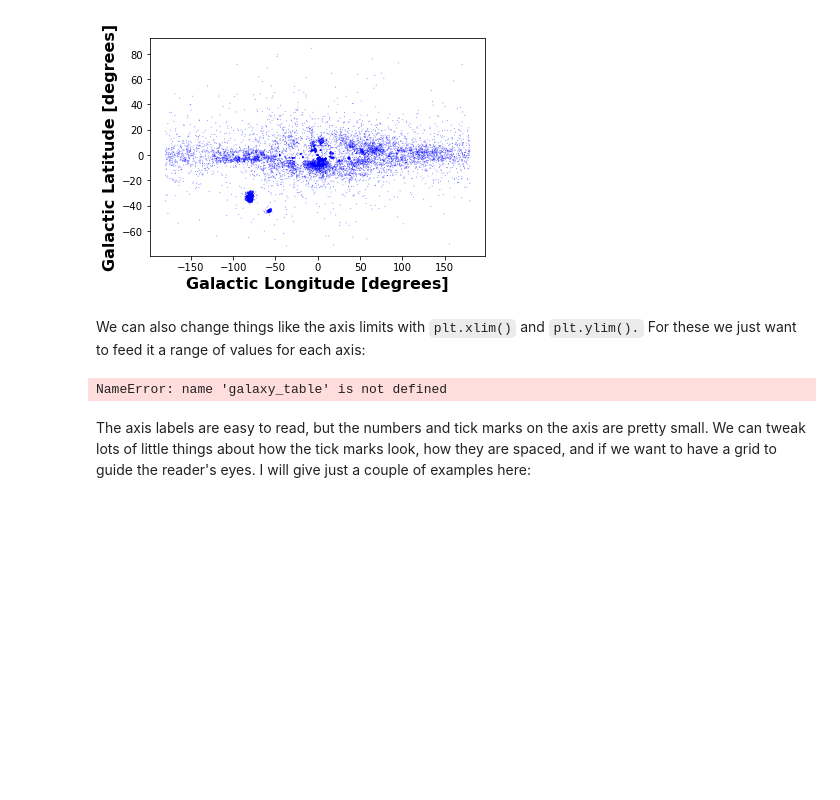
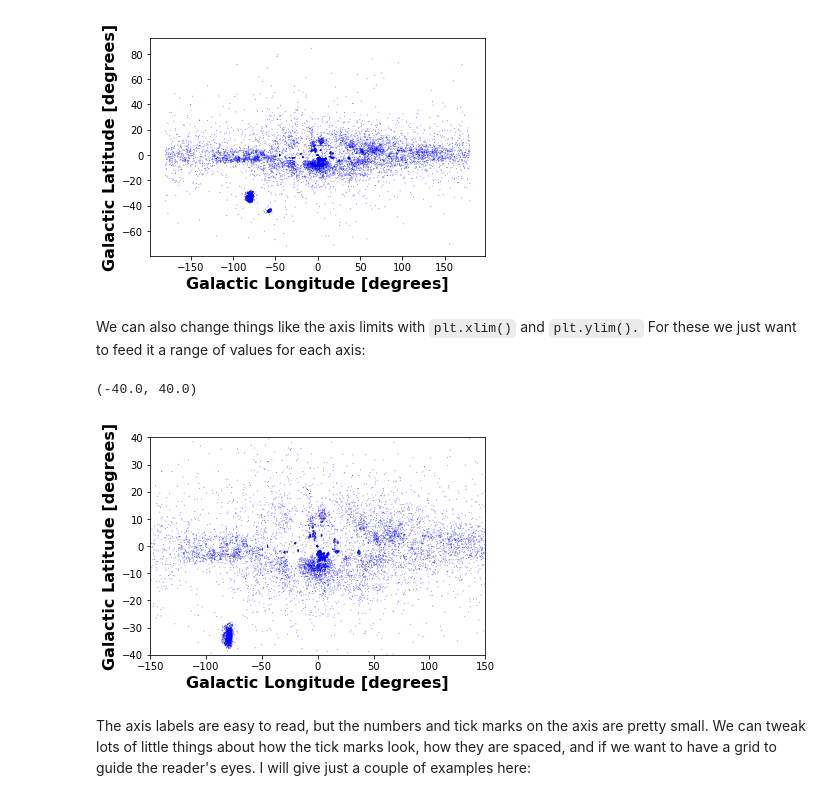
Before and after one commit to tuckwise/astr3190sp22, a Jupyter notebook: lessons/06-plotting_capps.ipynb, the cells around one changed output. Drawn from its saved outputs; the diff is of its cells as text; code cells hidden in the pictures; blank space fills up the shorter version.

```diff
--- a/lessons/06-plotting_capps.ipynb
+++ b/lessons/06-plotting_capps.ipynb
@@ -267,13 +267,14 @@
 # %%
 plt.scatter(galaxy_table['col1'],galaxy_table['col2'],color='blue',s=1,edgecolor='None',alpha=0.5)
 
 plt.xlabel('Galactic Longitude [degrees]',fontweight='bold',fontsize=16)
 plt.ylabel('Galactic Latitude [degrees]',fontweight='bold',fontsize=16)
 #put in some limits
-plt.xlim()
-plt.ylim()
+plt.xlim(-150,150)
+plt.ylim(-40,40)
 # %% [output]
-NameError: name 'galaxy_table' is not defined
+(-40.0, 40.0)
+[figure, added]
 # %% [markdown]
 The axis labels are easy to read, but the numbers and tick marks on the axis are pretty small. We can tweak lots of little things about how the tick marks look, how they are spaced, and if we want to have a grid to guide the reader's eyes. I will give just a couple of examples here:
 # %%
```
Also changed, not shown: parts of 5 cells of this notebook.
